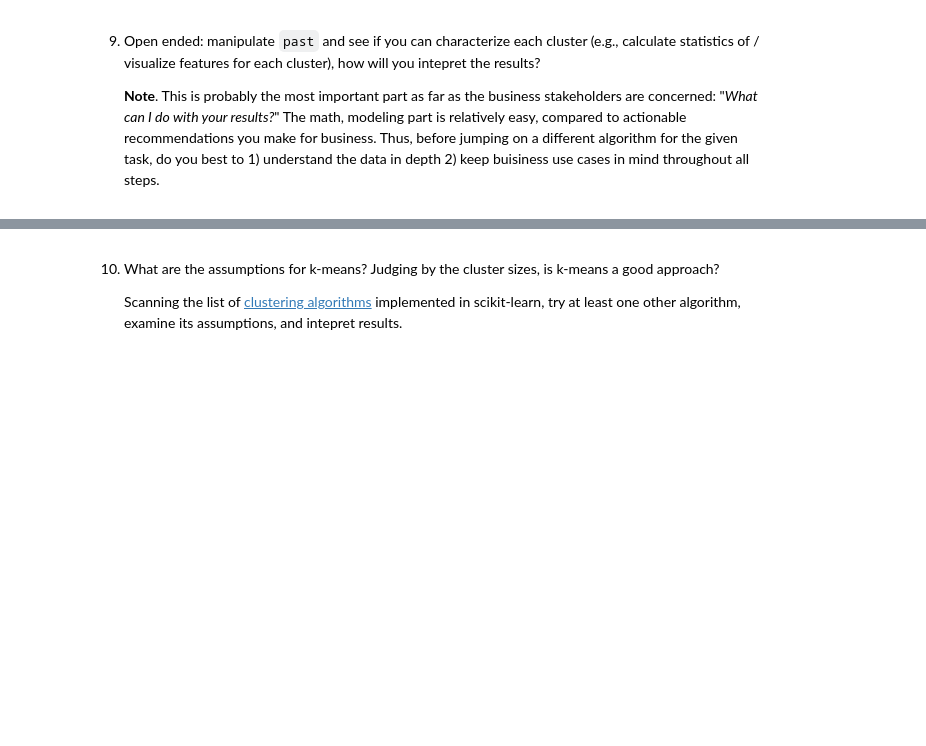
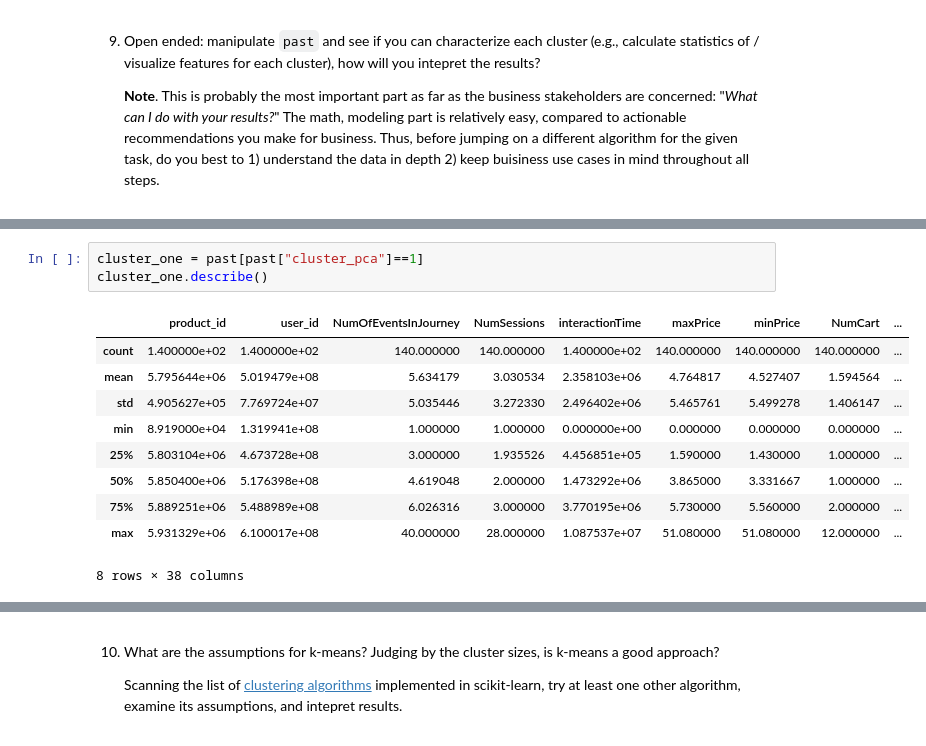
Before and after one commit to PanoEvJ/my-MLE-11, a Jupyter notebook: assignments/week-08-unsupervised-ml/nb/new-product-launch.ipynb, the cells around one changed output, grey strips where cells are left out. Drawn from its saved outputs; the diff is of its cells as text; blank space fills up the shorter version.

```diff
--- a/assignments/week-08-unsupervised-ml/nb/new-product-launch.ipynb
+++ b/assignments/week-08-unsupervised-ml/nb/new-product-launch.ipynb
@@ -305,0 +318,14 @@ past['cluster_pca'] = kmeans.labels_ # YOUR CODE HERE
+# %%
+cluster_one = past[past["cluster_pca"]==1]
+cluster_one.describe()
+# %% [output]
+|  | product_id | user_id | NumOfEventsInJourney | NumSessions | interactionTime | maxPrice | minPrice | NumCart | ... |
+| count | 1.400000e+02 | 1.400000e+02 | 140.000000 | 140.000000 | 1.400000e+02 | 140.000000 | 140.000000 | 140.000000 | ... |
+| mean | 5.795644e+06 | 5.019479e+08 | 5.634179 | 3.030534 | 2.358103e+06 | 4.764817 | 4.527407 | 1.594564 | ... |
+| std | 4.905627e+05 | 7.769724e+07 | 5.035446 | 3.272330 | 2.496402e+06 | 5.465761 | 5.499278 | 1.406147 | ... |
+| min | 8.919000e+04 | 1.319941e+08 | 1.000000 | 1.000000 | 0.000000e+00 | 0.000000 | 0.000000 | 0.000000 | ... |
+| 25% | 5.803104e+06 | 4.673728e+08 | 3.000000 | 1.935526 | 4.456851e+05 | 1.590000 | 1.430000 | 1.000000 | ... |
+| 50% | 5.850400e+06 | 5.176398e+08 | 4.619048 | 2.000000 | 1.473292e+06 | 3.865000 | 3.331667 | 1.000000 | ... |
+| 75% | 5.889251e+06 | 5.488989e+08 | 6.026316 | 3.000000 | 3.770195e+06 | 5.730000 | 5.560000 | 2.000000 | ... |
+| max | 5.931329e+06 | 6.100017e+08 | 40.000000 | 28.000000 | 1.087537e+07 | 51.080000 | 51.080000 | 12.000000 | ... |
+8 rows × 38 columns
```
Also changed, not shown: parts of 7 cells of this notebook.
